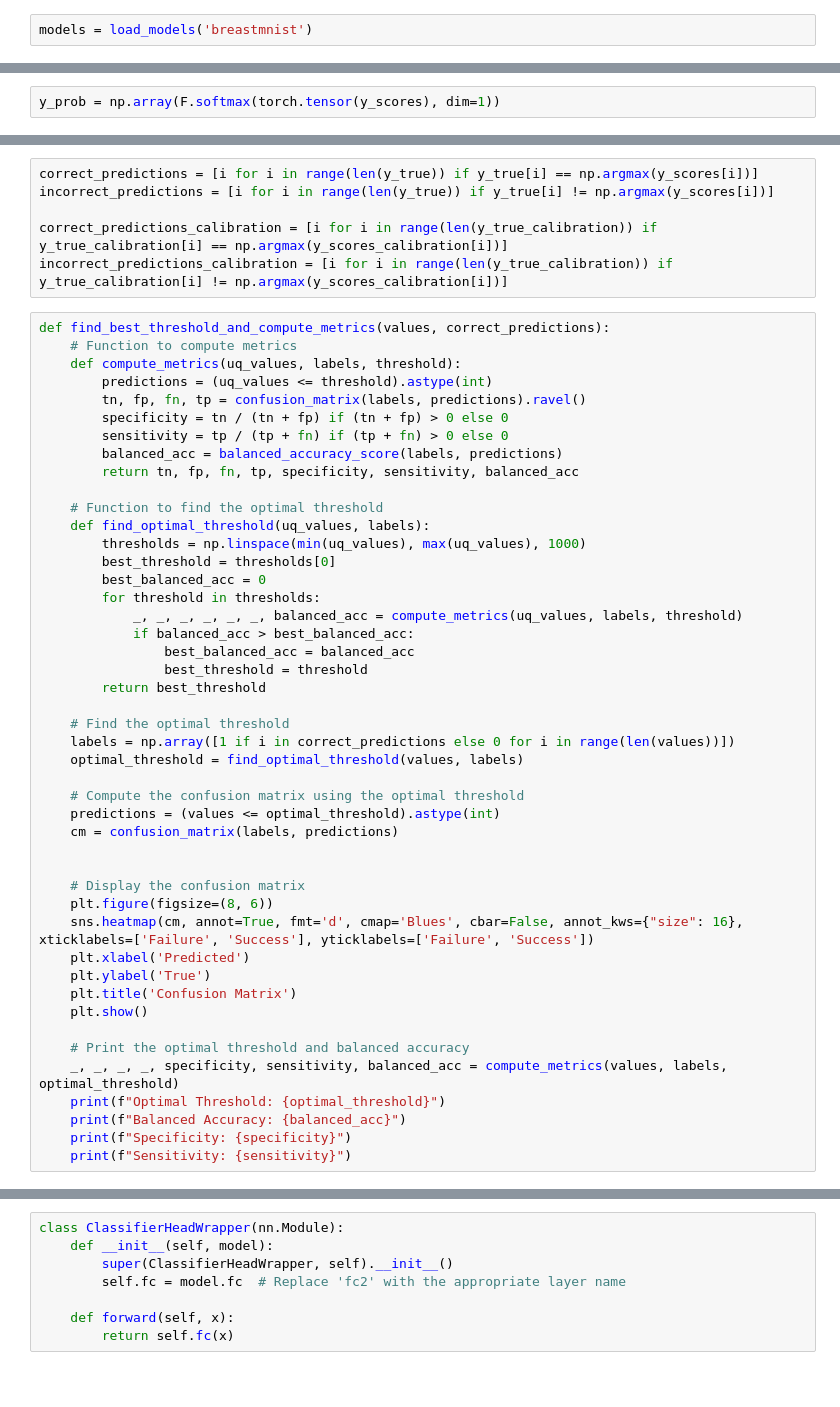
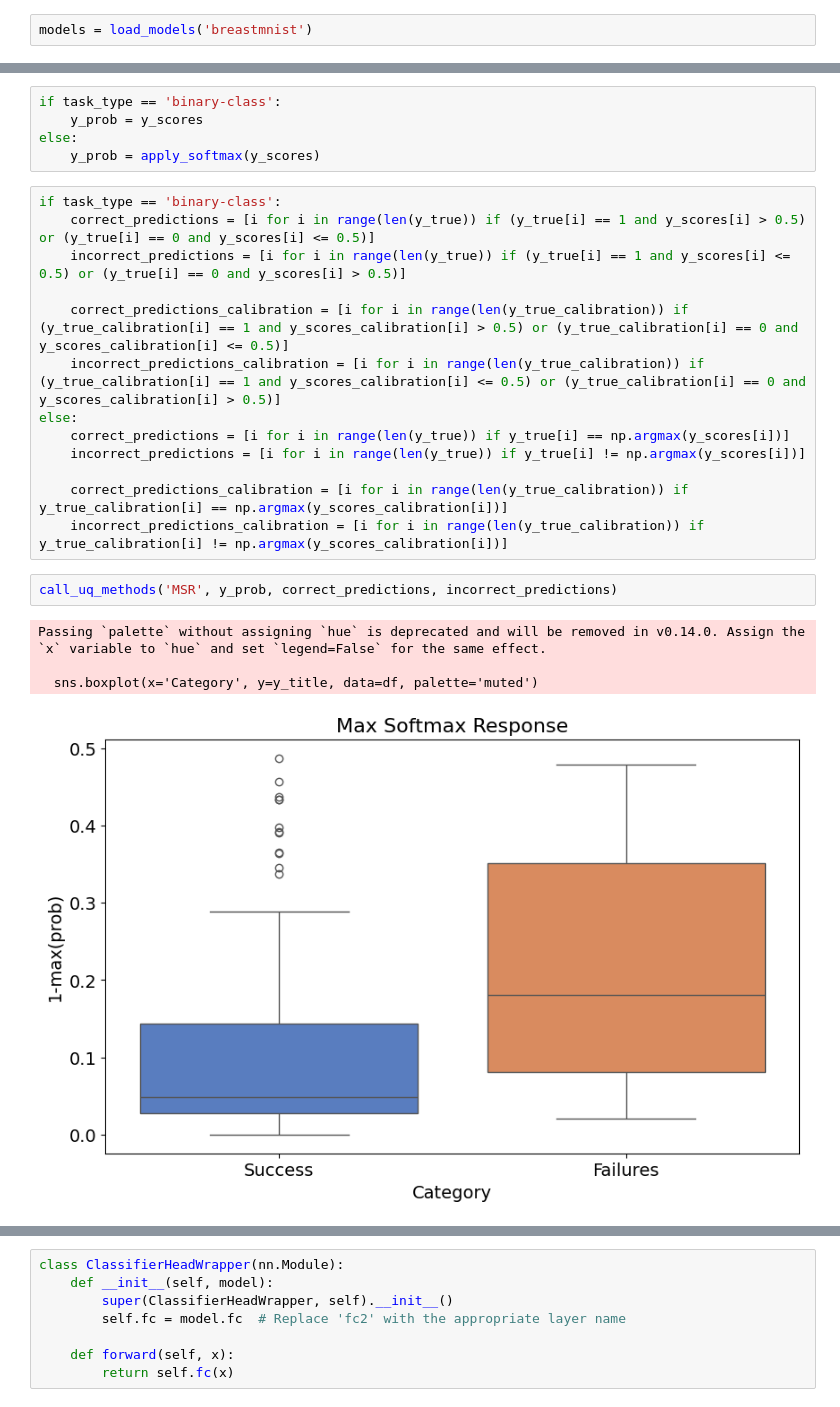
Before and after one commit to pstnmz/UQ_toolbox, a Jupyter notebook: medMNIST/UQ_test_metrics.ipynb, the cells around one changed output, grey strips where cells are left out. Saved outputs shown, nothing was run; the diff lists cells and outputs as text; blank space fills up the shorter version.

```diff
--- a/medMNIST/UQ_test_metrics.ipynb
+++ b/medMNIST/UQ_test_metrics.ipynb
@@ -279,2 +283,0 @@ Calibration AUC: 1.000, Calibration Accuracy: 0.998, Calibration Balanced Accura
-# %%
-y_prob = np.array(F.softmax(torch.tensor(y_scores), dim=1))
@@ -281,52 +292,25 @@ y_prob = np.array(F.softmax(torch.tensor(y_scores), dim=1))
+# %%
+if task_type == 'binary-class':
+    y_prob = y_scores
+else:
+    y_prob = apply_softmax(y_scores)
 # %%
-correct_predictions = [i for i in range(len(y_true)) if y_true[i] == np.argmax(y_scores[i])]
-incorrect_predictions = [i for i in range(len(y_true)) if y_true[i] != np.argmax(y_scores[i])]
+if task_type == 'binary-class':
+    correct_predictions = [i for i in range(len(y_true)) if (y_true[i] == 1 and y_scores[i] > 0.5) or (y_true[i] == 0 and y_scores[i] <= 0.5)]
+    incorrect_predictions = [i for i in range(len(y_true)) if (y_true[i] == 1 and y_scores[i] <= 0.5) or (y_true[i] == 0 and y_scores[i] > 0.5)]
 
-correct_predictions_calibration = [i for i in range(len(y_true_calibration)) if y_true_calibration[i] == np.argmax(y_scores_calibration[i])]
-incorrect_predictions_calibration = [i for i in range(len(y_true_calibration)) if y_true_calibration[i] != np.argmax(y_scores_calibration[i])]
+    correct_predictions_calibration = [i for i in range(len(y_true_calibration)) if (y_true_calibration[i] == 1 and y_scores_calibration[i] > 0.5) or (y_true_calibration[i] == 0 and y_scores_calibration[i] <= 0.5)]
+    incorrect_predictions_calibration = [i for i in range(len(y_true_calibration)) if (y_true_calibration[i] == 1 and y_scores_calibration[i] <= 0.5) or (y_true_calibration[i] == 0 and y_scores_calibration[i] > 0.5)]
+else:
+    correct_predictions = [i for i in range(len(y_true)) if y_true[i] == np.argmax(y_scores[i])]
+    incorrect_predictions = [i for i in range(len(y_true)) if y_true[i] != np.argmax(y_scores[i])]
+
+    correct_predictions_calibration = [i for i in range(len(y_true_calibration)) if y_true_calibration[i] == np.argmax(y_scores_calibration[i])]
+    incorrect_predictions_calibration = [i for i in range(len(y_true_calibration)) if y_true_calibration[i] != np.argmax(y_scores_calibration[i])]
-# %%
-def find_best_threshold_and_compute_metrics(values, correct_predictions):
-    # Function to compute metrics
-    def compute_metrics(uq_values, labels, threshold):
-        predictions = (uq_values <= threshold).astype(int)
-        tn, fp, fn, tp = confusion_matrix(labels, predictions).ravel()
-        specificity = tn / (tn + fp) if (tn + fp) > 0 else 0
-        sensitivity = tp / (tp + fn) if (tp + fn) > 0 else 0
-        balanced_acc = balanced_accuracy_score(labels, predictions)
-        return tn, fp, fn, tp, specificity, sensitivity, balanced_acc
-
-    # Function to find the optimal threshold
-    def find_optimal_threshold(uq_values, labels):
-        thresholds = np.linspace(min(uq_values), max(uq_values), 1000)
-        best_threshold = thresholds[0]
-        best_balanced_acc = 0
-        for threshold in thresholds:
-            _, _, _, _, _, _, balanced_acc = compute_metrics(uq_values, labels, threshold)
-            if balanced_acc > best_balanced_acc:
-                best_balanced_acc = balanced_acc
-                best_threshold = threshold
-        return best_threshold
-
-    # Find the optimal threshold
-    labels = np.array([1 if i in correct_predictions else 0 for i in range(len(values))])
-    optimal_threshold = find_optimal_threshold(values, labels)
-
-    # Compute the confusion matrix using the optimal threshold
-    predictions = (values <= optimal_threshold).astype(int)
-    cm = confusion_matrix(labels, predictions)
-
-
-    # Display the confusion matrix
-    plt.figure(figsize=(8, 6))
-    sns.heatmap(cm, annot=True, fmt='d', cmap='Blues', cbar=False, annot_kws={"size": 16}, xticklabels=['Failure', 'Success'], yticklabels=['Failure', 'Success'])
-    plt.xlabel('Predicted')
-    plt.ylabel('True')
-    plt.title('Confusion Matrix')
-    plt.show()
-
-    # Print the optimal threshold and balanced accuracy
-    _, _, _, _, specificity, sensitivity, balanced_acc = compute_metrics(values, labels, optimal_threshold)
-    print(f"Optimal Threshold: {optimal_threshold}")
-    print(f"Balanced Accuracy: {balanced_acc}")
-    print(f"Specificity: {specificity}")
-    print(f"Sensitivity: {sensitivity}")
+# %%
+call_uq_methods('MSR', y_prob, correct_predictions, incorrect_predictions)
+# %% [output]
+Passing `palette` without assigning `hue` is deprecated and will be removed in v0.14.0. Assign the `x` variable to `hue` and set `legend=False` for the same effect.
+
+  sns.boxplot(x='Category', y=y_title, data=df, palette='muted')
+[figure, added]
```
Also changed, not shown: parts of 16 cells of this notebook, 2 other files.
